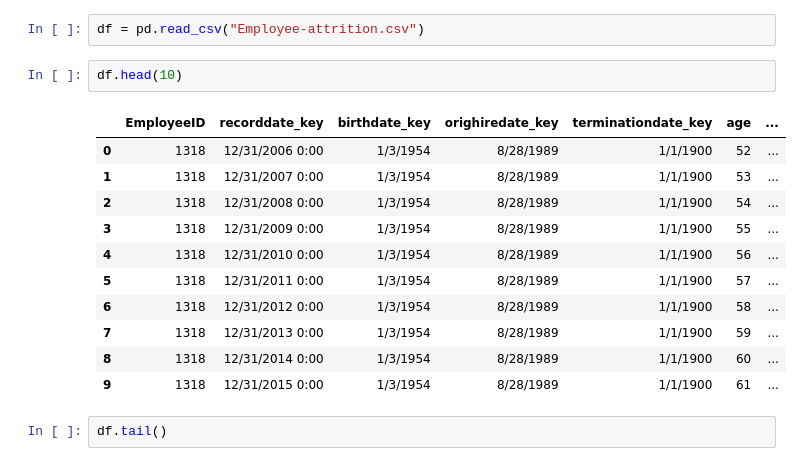
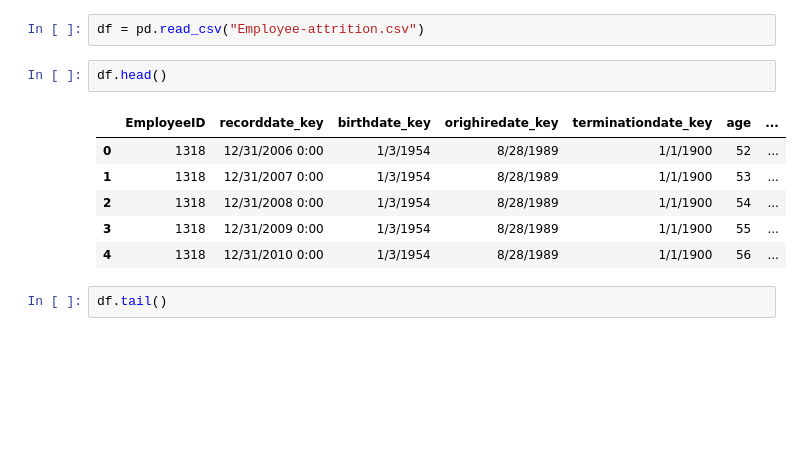
Before and after one commit to CDan07/IOD, a Jupyter notebook: Labs/Module 1/IOD_Lab-1.2.2 Pandas.ipynb, the cells around one changed output. Saved outputs shown, nothing was run; the diff lists cells and outputs as text; blank space fills up the shorter version.

```diff
--- a/Labs/Module 1/IOD_Lab-1.2.2 Pandas.ipynb
+++ b/Labs/Module 1/IOD_Lab-1.2.2 Pandas.ipynb
@@ -16,19 +16,14 @@ NOTE: Make sure third party cookies are not blocked.
 # %%
 df = pd.read_csv("Employee-attrition.csv")
 # %%
-df.head(10)
+df.head()
 # %% [output]
 |  | EmployeeID | recorddate_key | birthdate_key | orighiredate_key | terminationdate_key | age | ... |
 | 0 | 1318 | 12/31/2006 0:00 | 1/3/1954 | 8/28/1989 | 1/1/1900 | 52 | ... |
 | 1 | 1318 | 12/31/2007 0:00 | 1/3/1954 | 8/28/1989 | 1/1/1900 | 53 | ... |
 | 2 | 1318 | 12/31/2008 0:00 | 1/3/1954 | 8/28/1989 | 1/1/1900 | 54 | ... |
 | 3 | 1318 | 12/31/2009 0:00 | 1/3/1954 | 8/28/1989 | 1/1/1900 | 55 | ... |
 | 4 | 1318 | 12/31/2010 0:00 | 1/3/1954 | 8/28/1989 | 1/1/1900 | 56 | ... |
-| 5 | 1318 | 12/31/2011 0:00 | 1/3/1954 | 8/28/1989 | 1/1/1900 | 57 | ... |
-| 6 | 1318 | 12/31/2012 0:00 | 1/3/1954 | 8/28/1989 | 1/1/1900 | 58 | ... |
-| 7 | 1318 | 12/31/2013 0:00 | 1/3/1954 | 8/28/1989 | 1/1/1900 | 59 | ... |
-| 8 | 1318 | 12/31/2014 0:00 | 1/3/1954 | 8/28/1989 | 1/1/1900 | 60 | ... |
-| 9 | 1318 | 12/31/2015 0:00 | 1/3/1954 | 8/28/1989 | 1/1/1900 | 61 | ... |
 # %%
 df.tail()
 # %% [output]
```
Also changed, not shown: parts of 5 cells of this notebook, 9 other files.
